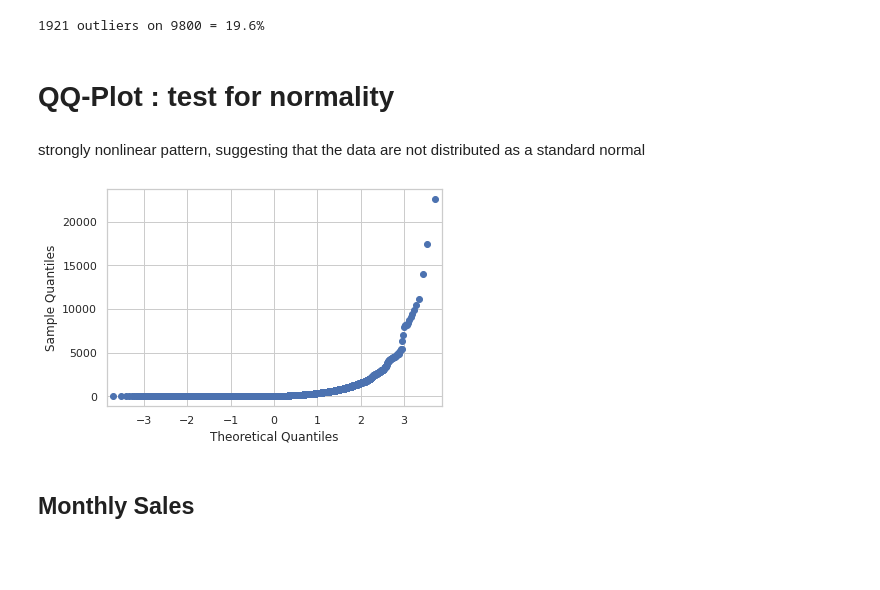
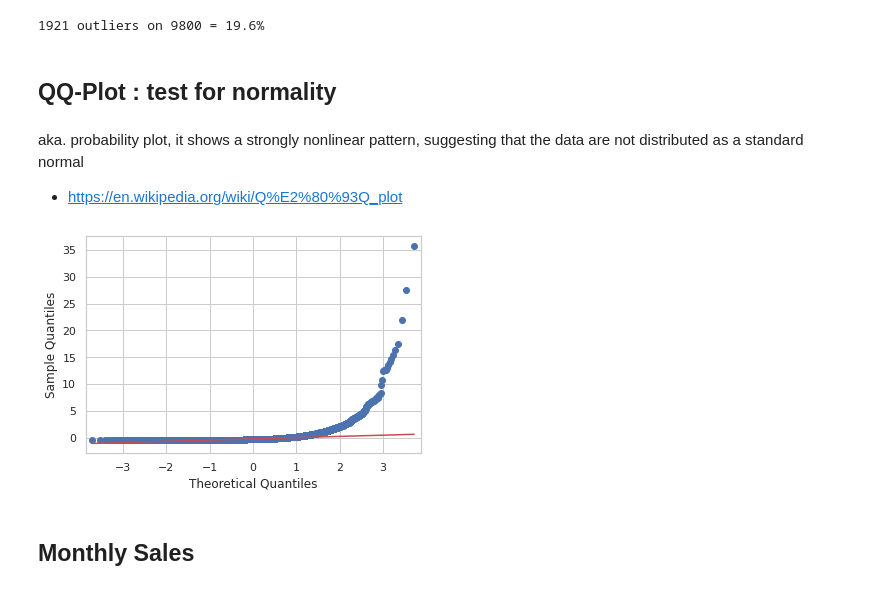
Before and after one commit to yannick42/notebooks, a Jupyter notebook: _notebooks/2022-04-22-Superstore_Sales_Dataset_(EDA).ipynb, the cells around one changed output. Cells and saved outputs as stored; diff of their text form; code cells hidden in the pictures; blank space fills up the shorter version.

```diff
--- a/_notebooks/2022-04-22-Superstore_Sales_Dataset_(EDA).ipynb
+++ b/_notebooks/2022-04-22-Superstore_Sales_Dataset_(EDA).ipynb
@@ -302,16 +302,17 @@ print(str(outliers_cnt) + " on " + str(total_rows) + " rows => " + str(round(out
 # %% [output]
 1921 outliers on 9800 = 19.6%
 # %% [markdown]
-# QQ-Plot : test for normality
+## QQ-Plot : test for normality
 # %% [markdown]
-strongly nonlinear pattern, suggesting that the data are not distributed as a standard normal
+aka. probability plot, it shows a strongly nonlinear pattern, suggesting that the data are not distributed as a standard normal
+*    https://en.wikipedia.org/wiki/Q%E2%80%93Q_plot
 # %%
 import statsmodels.api as sm
 
-sm.qqplot(df['Sales'])
+sm.qqplot(df['Sales'], line='q', fit=True) # q : line fit through the quartiles, fit : ?
 plt.plot();
 # %% [output]
-[figure, old version]
+[figure, new version]
 # %% [markdown]
 ## Monthly Sales
 # %% [markdown]
```
Also changed, not shown: parts of 5 cells of this notebook.
